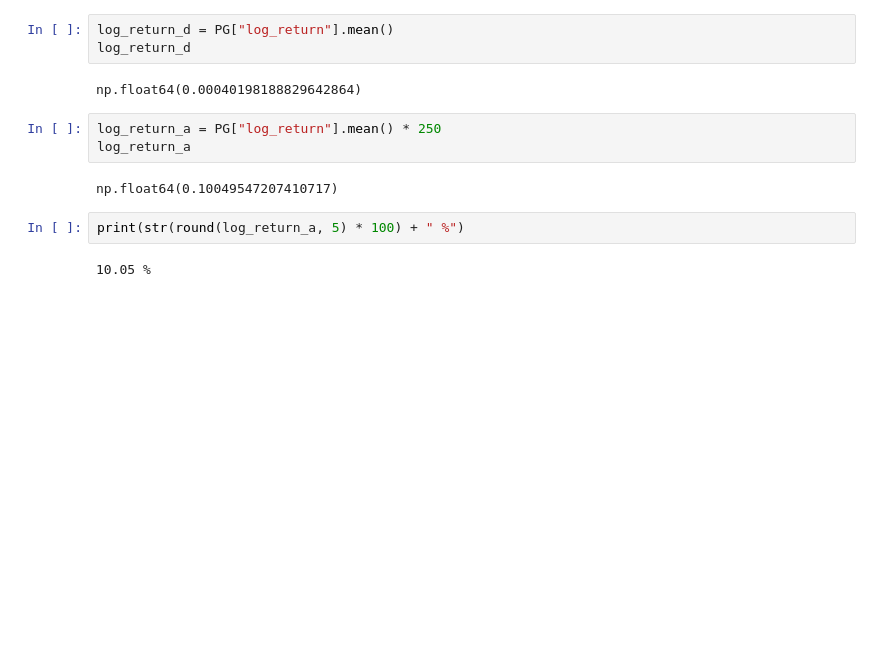
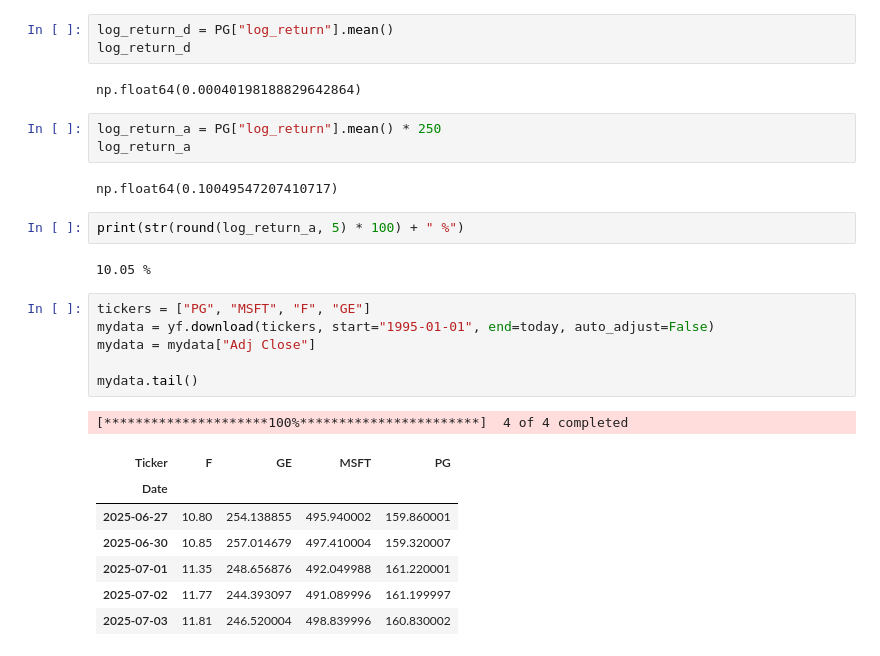
Before and after one commit to Rainspistols/Python-for-Finance, a Jupyter notebook: some.ipynb, the cells around one changed output. Cells and saved outputs as stored; diff of their text form; blank space fills up the shorter version.

```diff
--- a/some.ipynb
+++ b/some.ipynb
@@ -98,3 +93,18 @@ np.float64(0.10049547207410717)
 print(str(round(log_return_a, 5) * 100) + " %")
 # %% [output]
 10.05 %
+# %%
+tickers = ["PG", "MSFT", "F", "GE"]
+mydata = yf.download(tickers, start="1995-01-01", end=today, auto_adjust=False)
+mydata = mydata["Adj Close"]
+
+mydata.tail()
+# %% [output]
+[*********************100%***********************]  4 of 4 completed
+| Ticker | F | GE | MSFT | PG |
+| Date |  |  |  |  |
+| 2025-06-27 | 10.80 | 254.138855 | 495.940002 | 159.860001 |
+| 2025-06-30 | 10.85 | 257.014679 | 497.410004 | 159.320007 |
+| 2025-07-01 | 11.35 | 248.656876 | 492.049988 | 161.220001 |
+| 2025-07-02 | 11.77 | 244.393097 | 491.089996 | 161.199997 |
+| 2025-07-03 | 11.81 | 246.520004 | 498.839996 | 160.830002 |
```
Also changed, not shown: parts of 14 cells of this notebook.
